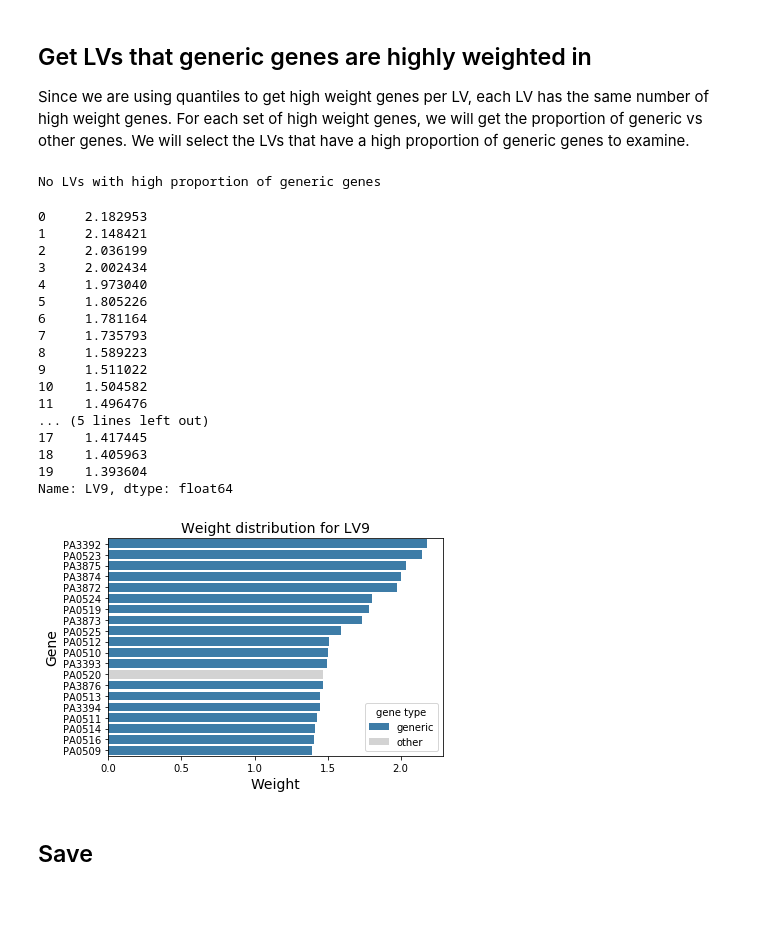
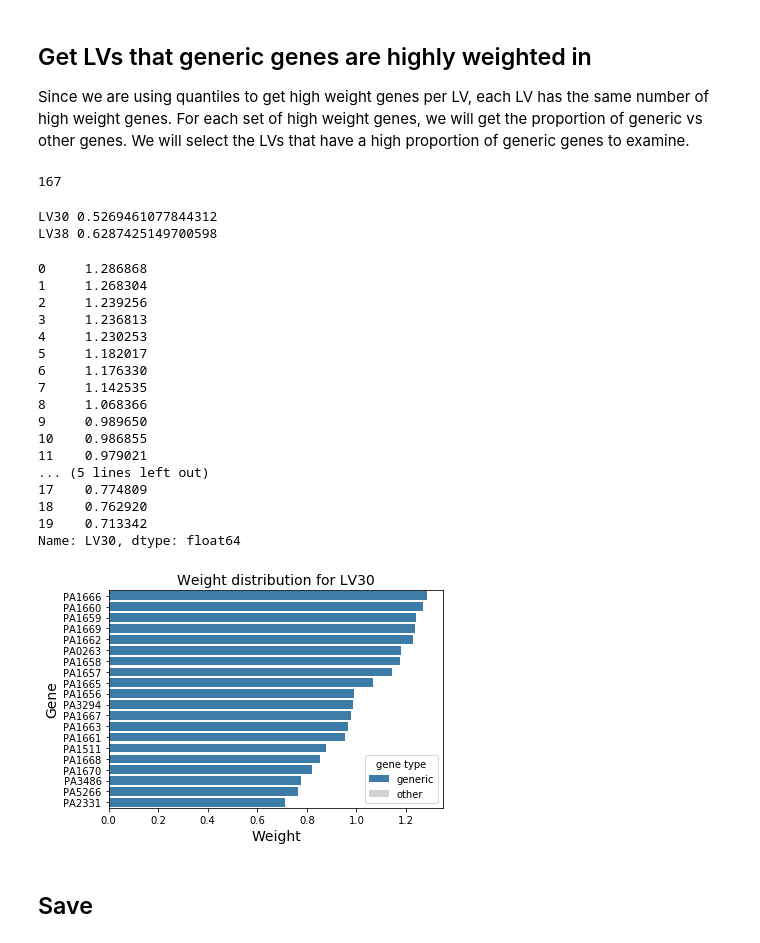
Before and after one commit to greenelab/generic-expression-patterns, a Jupyter notebook: LV_analysis/1_get_multiplier_LV_coverage_Pa.ipynb, the cells around one changed output. Drawn from its saved outputs; the diff is of its cells as text; code cells hidden in the pictures; blank space fills up the shorter version.

```diff
--- a/LV_analysis/1_get_multiplier_LV_coverage_Pa.ipynb
+++ b/LV_analysis/1_get_multiplier_LV_coverage_Pa.ipynb
@@ -48,7 +48,7 @@ params = utils.read_config(config_filename)
 local_dir = params["local_dir"]
 
 project_id = params["project_id"]
-quantile_threshold = 0.90
+quantile_threshold = 0.97
 # %%
 # Output file
 nonzero_figure_filename = "nonzero_LV_coverage_multiPLIER_pa.svg"
@@ -303,6 +303,8 @@ Since we are using quantiles to get high weight genes per LV, each LV has the sa
 prop_highweight_generic_dict = lv.get_prop_highweight_generic_genes(
     processed_dict_genes, multiplier_model_z, quantile_threshold
 )
+# %% [output]
+167
 # %%
 # Return selected rows from summary matrix
 multiplier_model_summary = pd.read_csv(
@@ -315,37 +317,38 @@ lv.create_LV_df(
     "Generic_LV_summary_table_Pa.tsv",
 )
 # %% [output]
-No LVs with high proportion of generic genes
+LV30 0.5269461077844312
+LV38 0.6287425149700598
 # %%
 # Plot distribution of weights for these nodes
-node = "LV9"
+node = "LV30"
 lv.plot_dist_weights(
     node,
     multiplier_model_z,
     shared_genes,
     20,
     all_coverage_df,
     f"weight_dist_{node}.svg",
 )
 # %% [output]
-0     2.182953
-1     2.148421
-2     2.036199
-3     2.002434
-4     1.973040
-5     1.805226
-6     1.781164
-7     1.735793
-8     1.589223
-9     1.511022
-10    1.504582
-11    1.496476
+0     1.286868
+1     1.268304
+2     1.239256
+3     1.236813
+4     1.230253
+5     1.182017
+6     1.176330
+7     1.142535
+8     1.068366
+9     0.989650
+10    0.986855
+11    0.979021
 ... (5 lines left out)
-17    1.417445
-18    1.405963
-19    1.393604
-Name: LV9, dtype: float64
+17    0.774809
+18    0.762920
+19    0.713342
+Name: LV30, dtype: float64
-[figure, old version]
+[figure, new version]
 # %% [markdown]
 ## Save
 # %%
```
Also changed, not shown: parts of 4 cells of this notebook, 9 other files.
